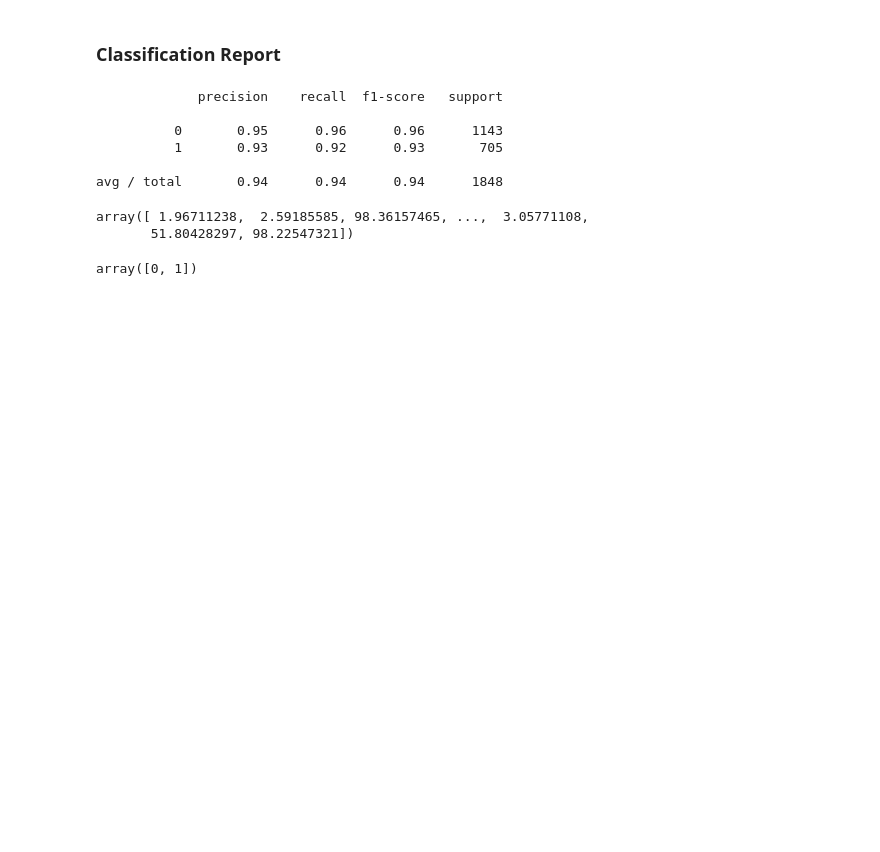
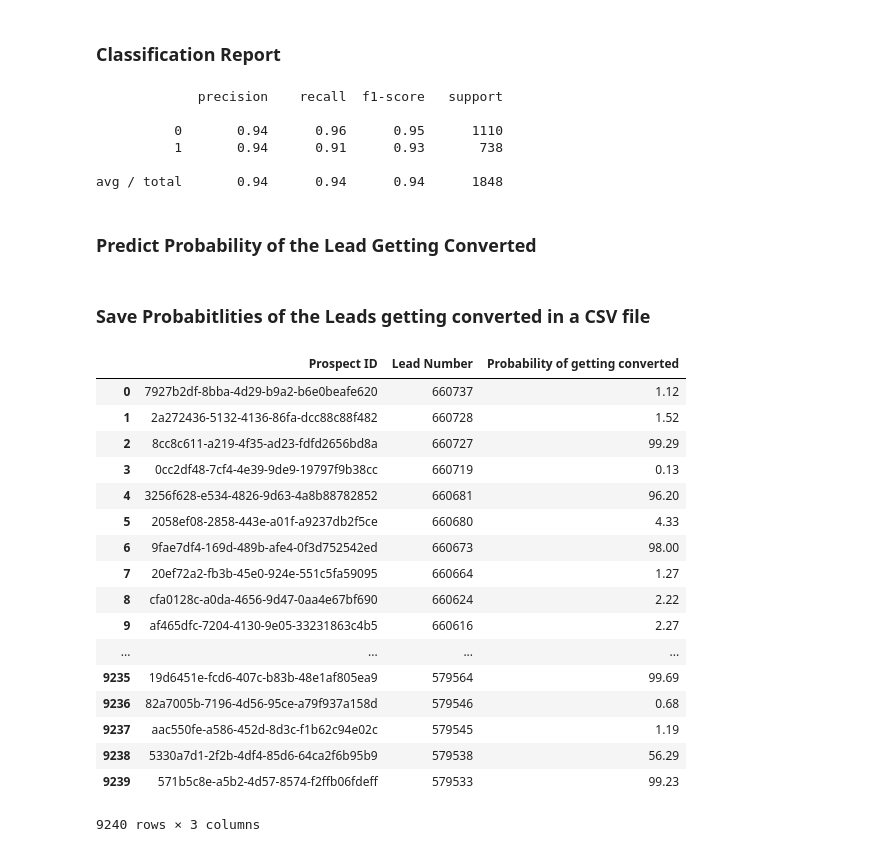
Before and after one commit to sourishsarmah/leads-conversion, a Jupyter notebook: Leads.ipynb, the cells around one changed output. Saved outputs shown, nothing was run; the diff lists cells and outputs as text; code cells hidden in the pictures; blank space fills up the shorter version.

```diff
--- a/Leads.ipynb
+++ b/Leads.ipynb
@@ -44,13 +44,10 @@ X.head()
 ## Data Preprocessing
 # %% [markdown]
 ### Replace values
-# %%
-import numpy as np
-
-## Replace Select with NaN
-X = X.replace(to_replace='Select', value=np.nan)
-
-## Merge Similar Labels
-X['Lead Source'] = X['Lead Source'].replace('google', 'Google')
-X['Lead Source'] = X['Lead Source'].replace(['blog', 'WeLearn', 'welearnblog_Home'], 'Blog')
-X['Country'] = X['Country'].replace(['unknown'], np.nan)
+# %%
+import numpy as np
+from preprocessing import replace
+
+# Replace invalid and duplicate values
+X = replace(X)
+X.head()
@@ -178,4 +147,4 @@ X_train, X_test, y_train, y_test = train_test_split(X, y, test_size=0.2)
 # %%
 from sklearn.linear_model import LogisticRegression
 
-classifier = LogisticRegression()
+classifier = LogisticRegression(C=2.78, penalty='l1')
@@ -201,17 +172,36 @@ print(classification_report(y_test, y_pred))
 # %% [output]
              precision    recall  f1-score   support
 
-          0       0.95      0.96      0.96      1143
-          1       0.93      0.92      0.93       705
+          0       0.94      0.96      0.95      1110
+          1       0.94      0.91      0.93       738
 
 avg / total       0.94      0.94      0.94      1848
+# %% [markdown]
+### Predict Probability of the Lead Getting Converted
 # %%
-y_prob = classifier.predict_proba(X)*100
-y_prob[: ,1]
+y_prob = classifier.predict_proba(X) * 100
-# %% [output]
-array([ 1.96711238,  2.59185585, 98.36157465, ...,  3.05771108,
-       51.80428297, 98.22547321])
-# %%
-classifier.classes_
-# %% [output]
-array([0, 1])
+# %% [markdown]
+### Save Probabitlities of the Leads getting converted in a CSV file
+# %%
+from utils import saveCSV
+
+saveCSV(leads, y_prob)
+# %% [output]
+|  | Prospect ID | Lead Number | Probability of getting converted |
+| 0 | 7927b2df-8bba-4d29-b9a2-b6e0beafe620 | 660737 | 1.12 |
+| 1 | 2a272436-5132-4136-86fa-dcc88c88f482 | 660728 | 1.52 |
+| 2 | 8cc8c611-a219-4f35-ad23-fdfd2656bd8a | 660727 | 99.29 |
+| 3 | 0cc2df48-7cf4-4e39-9de9-19797f9b38cc | 660719 | 0.13 |
+| 4 | 3256f628-e534-4826-9d63-4a8b88782852 | 660681 | 96.20 |
+| 5 | 2058ef08-2858-443e-a01f-a9237db2f5ce | 660680 | 4.33 |
+| 6 | 9fae7df4-169d-489b-afe4-0f3d752542ed | 660673 | 98.00 |
+| 7 | 20ef72a2-fb3b-45e0-924e-551c5fa59095 | 660664 | 1.27 |
+| 8 | cfa0128c-a0da-4656-9d47-0aa4e67bf690 | 660624 | 2.22 |
+| 9 | af465dfc-7204-4130-9e05-33231863c4b5 | 660616 | 2.27 |
+| ... | ... | ... | ... |
+| 9235 | 19d6451e-fcd6-407c-b83b-48e1af805ea9 | 579564 | 99.69 |
+| 9236 | 82a7005b-7196-4d56-95ce-a79f937a158d | 579546 | 0.68 |
+| 9237 | aac550fe-a586-452d-8d3c-f1b62c94e02c | 579545 | 1.19 |
+| 9238 | 5330a7d1-2f2b-4df4-85d6-64ca2f6b95b9 | 579538 | 56.29 |
+| 9239 | 571b5c8e-a5b2-4d57-8574-f2ffb06fdeff | 579533 | 99.23 |
+9240 rows × 3 columns
```
Also changed, not shown: parts of 36 cells of this notebook.
